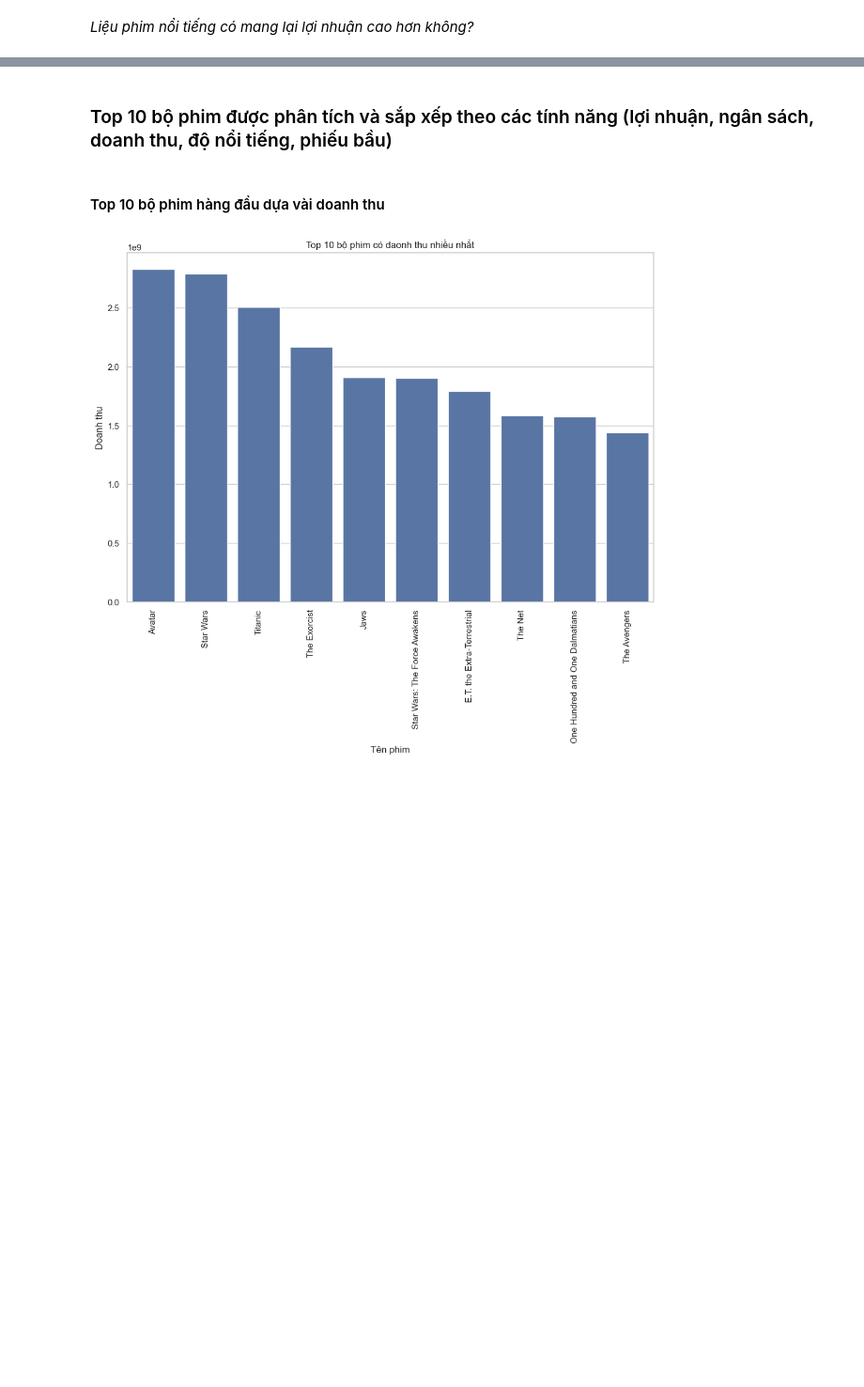
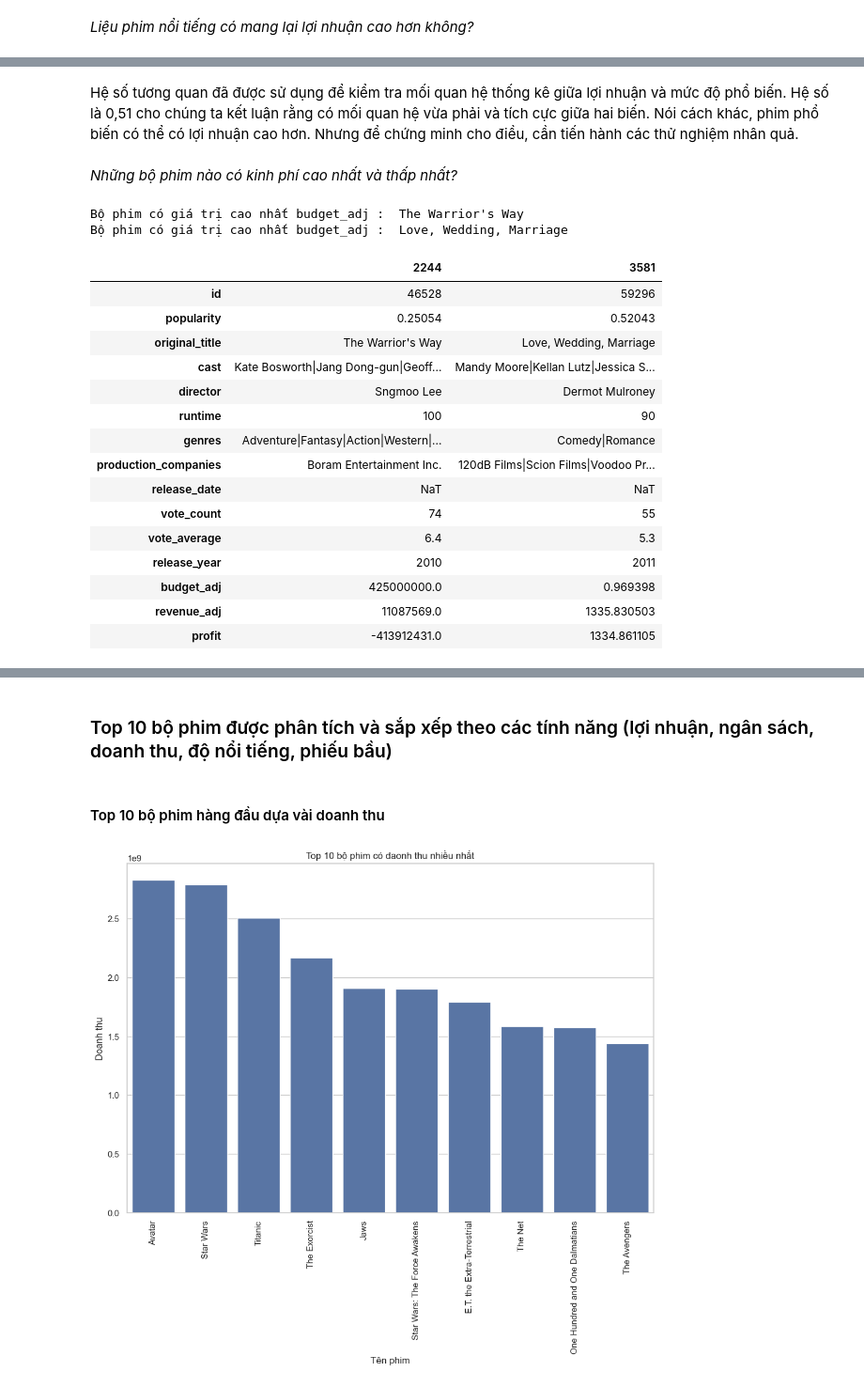
Before and after one commit to Nnguyen-dev2805/PYTHON_FinalProject, a Jupyter notebook: report.ipynb, the cells around one changed output, grey strips where cells are left out. Shown: that part at 94% size. Drawn from its saved outputs; the diff is of its cells as text; code cells hidden in the pictures; blank space fills up the shorter version.

```diff
--- a/report.ipynb
+++ b/report.ipynb
@@ -424 +476,26 @@ fig1.fig.suptitle('Mối tương quan giữa lợi nhuận và sự nổi tiến
 [figure]
+# %% [markdown]
+Hệ số tương quan đã được sử dụng để kiểm tra mối quan hệ thống kê giữa lợi nhuận và mức độ phổ biến. Hệ số là 0,51 cho chúng ta kết luận rằng có mối quan hệ vừa phải và tích cực giữa hai biến. Nói cách khác, phim phổ biến có thể có lợi nhuận cao hơn. Nhưng để chứng minh cho điều, cần tiến hành các thử nghiệm nhân quả.
+# %% [markdown]
+*Những bộ phim nào có kinh phí cao nhất và thấp nhất?*
+# %%
+getMinMax('budget_adj')
+# %% [output]
+Bộ phim có giá trị cao nhất budget_adj :  The Warrior's Way
+Bộ phim có giá trị cao nhất budget_adj :  Love, Wedding, Marriage
+|  | 2244 | 3581 |
+| id | 46528 | 59296 |
+| popularity | 0.25054 | 0.52043 |
+| original_title | The Warrior's Way | Love, Wedding, Marriage |
+| cast | Kate Bosworth|Jang Dong-gun|Geoff... | Mandy Moore|Kellan Lutz|Jessica S... |
+| director | Sngmoo Lee | Dermot Mulroney |
+| runtime | 100 | 90 |
+| genres | Adventure|Fantasy|Action|Western|... | Comedy|Romance |
+| production_companies | Boram Entertainment Inc. | 120dB Films|Scion Films|Voodoo Pr... |
+| release_date | NaT | NaT |
+| vote_count | 74 | 55 |
+| vote_average | 6.4 | 5.3 |
+| release_year | 2010 | 2011 |
+| budget_adj | 425000000.0 | 0.969398 |
+| revenue_adj | 11087569.0 | 1335.830503 |
+| profit | -413912431.0 | 1334.861105 |
```
Also changed, not shown: parts of 20 cells of this notebook, 1 other file.
